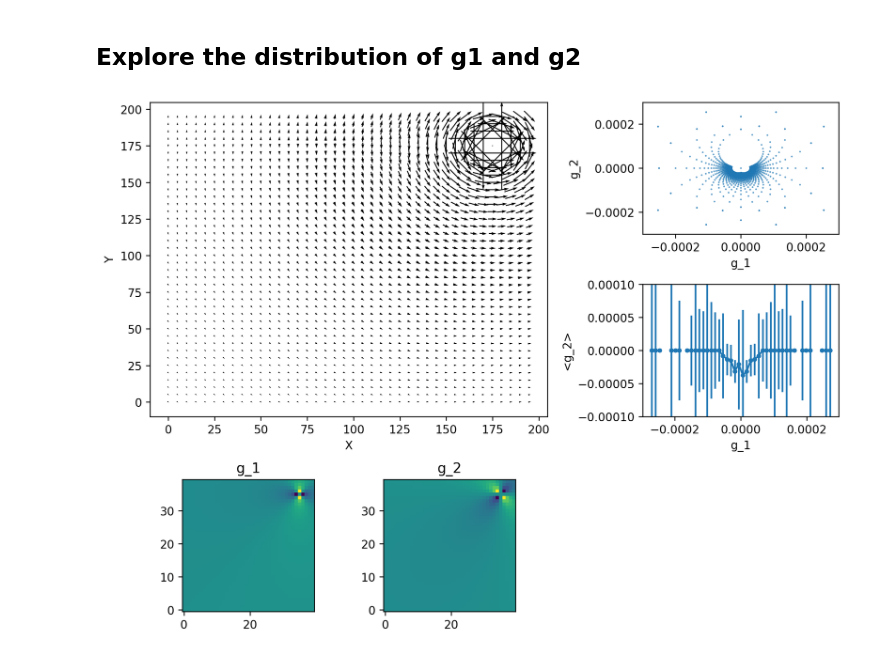
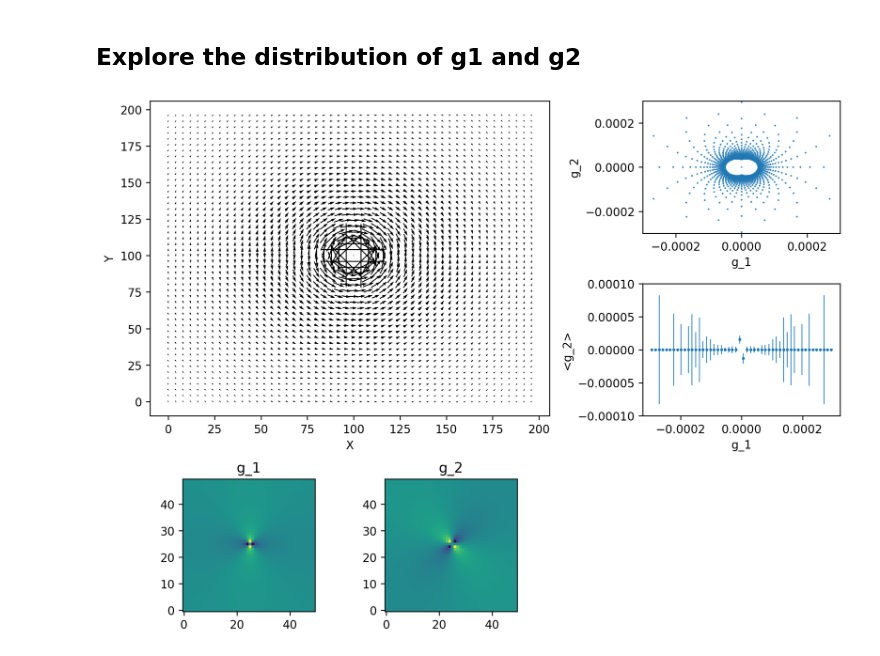
Before and after one commit to cwwalter/seagull-study, a Jupyter notebook: isothermal sphere lensing.ipynb, the cells around one changed output. Cells and saved outputs as stored; diff of their text form; code cells hidden in the pictures.

```diff
--- a/isothermal sphere lensing.ipynb
+++ b/isothermal sphere lensing.ipynb
@@ -10,12 +15,12 @@ matplotlib.rcParams['figure.dpi'] = 120
 # %% [markdown]
 ## Shear map from a movable Single Isothermal Sphere.
 # %%
-xvalues = np.arange(0, 200., 5)
-yvalues = np.arange(0, 200., 5)
+xvalues = np.arange(0, 200., 4)
+yvalues = np.arange(0, 200., 4)
 xx, yy = np.meshgrid(xvalues, yvalues)
 
 # Location of sphere
-center = (175.00001, 175.00001)
+center = (100.00001, 100.00001)
 # %% [markdown]
 Calculate the shear field from a singlular isothermal sphere with lensing potential
 
@@ -63,36 +58,48 @@ std_dev = np.sqrt(mean2 - mean**2)
+# %%
+# Make profile histogram
+
+h = Hist.new.Reg(50, -.0003, .0003).Mean()
+h.fill(g1.flatten(), sample=g2.flatten())
+
+centers = h.axes.centers[0]
+mean = h.view().value
+
+with np.errstate(divide='ignore'):
+    error_on_mean = np.sqrt(h.view().variance/h.view().count)
+
+mean_masked = ma.masked_where(h.view().count <= 2, mean)
+#plt.errorbar(x=centers, y=mean_masked, yerr=error_on_mean, fmt = '.', markersize=3, elinewidth=.7)
 # %%
 # Make the plots
 
 # Canvas Setup
-fig = pyplot.figure(figsize=(9, 6.5), constrained_layout=True)
+fig = plt.figure(figsize=(9, 6.5), constrained_layout=True)
 gs = fig.add_gridspec(3, 3)
 ax0 = fig.add_subplot(gs[0:2, 0:2])
 ax1 = fig.add_subplot(gs[0, 2])
 ax2 = fig.add_subplot(gs[1,2])
 ax3 = fig.add_subplot(gs[2,0])
 ax4 = fig.add_subplot(gs[2,1])
 
 # Plots
-ax0.quiver(xx, yy, magnitude*np.cos(phi), magnitude*np.sin(phi), pivot='mid')#,  headlength=0, headaxislength=0)
+ax0.quiver(xx, yy, magnitude*np.cos(phi), magnitude*np.sin(phi), pivot='mid')
 ax0.set_xlabel('X')
 ax0.set_ylabel('Y')
 
 ax1.scatter(g1, g2, marker='.', s=.5)
 ax1.set_xlabel('g_1')
 ax1.set_ylabel('g_2')
 ax1.set_xlim(-.0003, .0003)
 ax1.set_ylim(-.0003, .0003)
 
-ax2.errorbar(x=bin_centers, y=mean, yerr=std_dev, marker='.')
+ax2.errorbar(x=centers, y=mean, yerr=error_on_mean, fmt = '.', markersize=3, elinewidth=.7)
 ax2.set_xlabel('g_1')
 ax2.set_ylabel('<g_2>')
 ax2.set_ylim(-.0001, .0001)
 
 ax3.imshow(g1, origin='lower')
 ax4.imshow(g2, origin='lower')
 ax3.set_title('g_1');
 ax4.set_title('g_2');
-#pyplot.colorbar(g1_plot, ax=f3_ax4, shrink=0.9)
-#pyplot.colorbar(g2_plot, ax=f3_ax5, shrink=0.9)
 # %% [output]
-[figure, old version]
+[figure, new version]
```
Also changed, not shown: parts of 6 cells of this notebook.
